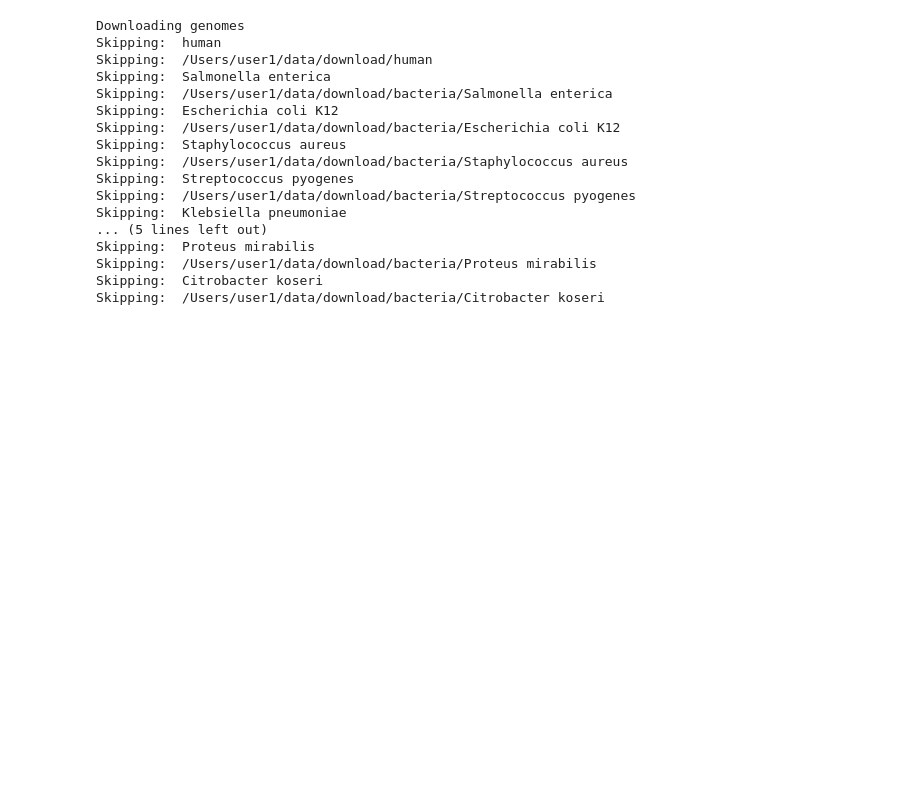
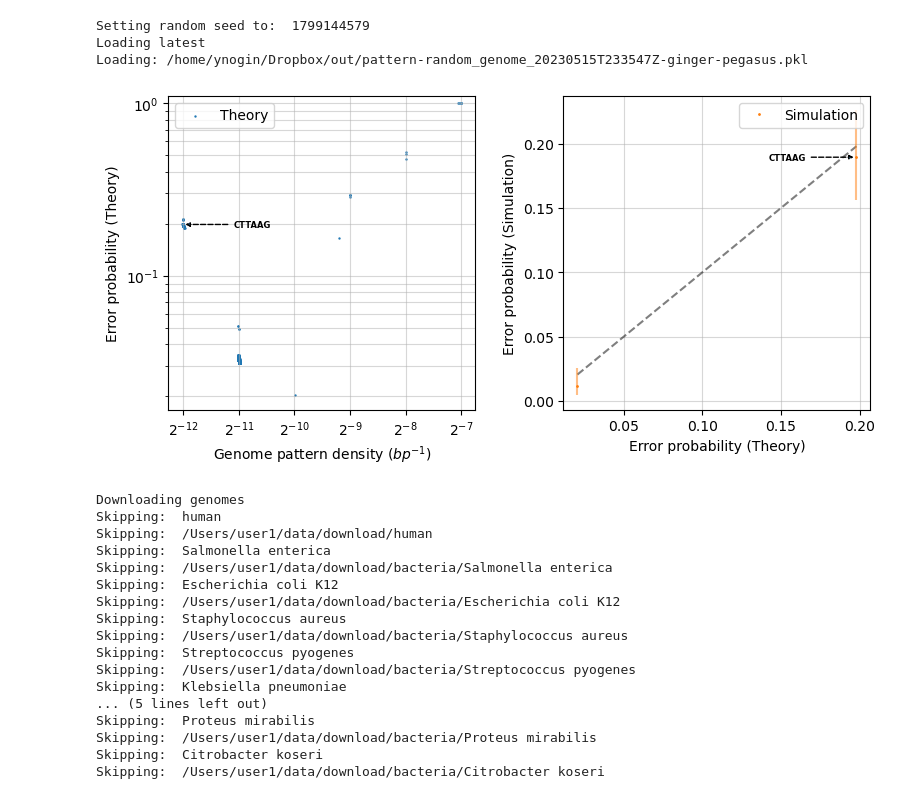
Before and after one commit to yevgenin/PatternCode, a Jupyter notebook: paper_figures.ipynb, the cells around one changed output. Cells and saved outputs as stored; diff of their text form; code cells hidden in the pictures; blank space fills up the shorter version.

```diff
--- a/paper_figures.ipynb
+++ b/paper_figures.ipynb
@@ -8,3 +21,10 @@ from patterncode.genome_data import *
+# %%
+p_err_vs_pattern_random_genome_figure()
+# %% [output]
+Setting random seed to:  1799144579
+Loading latest
+Loading: /home/ynogin/Dropbox/out/pattern-random_genome_20230515T233547Z-ginger-pegasus.pkl
+[figure, added]
 # %%
 NCBIGenome.download_genomes()
 # %% [output]
```
Also changed, not shown: parts of 7 cells of this notebook, 8 other files.
